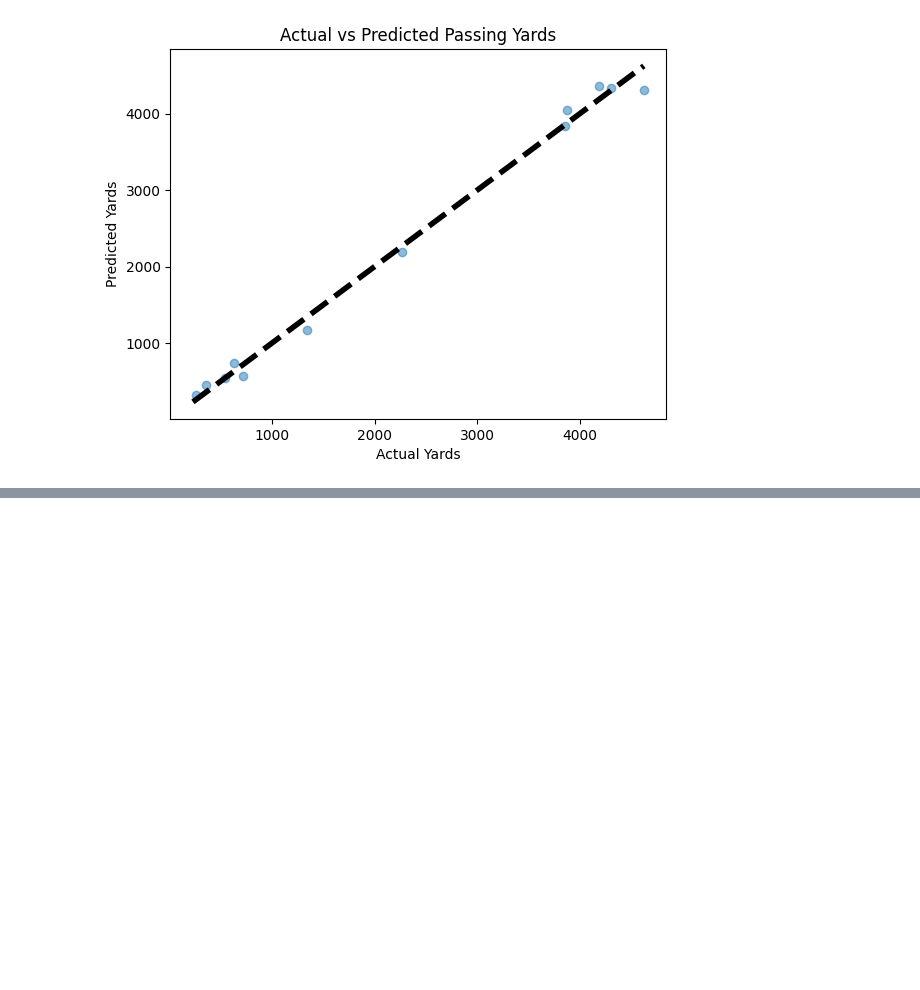
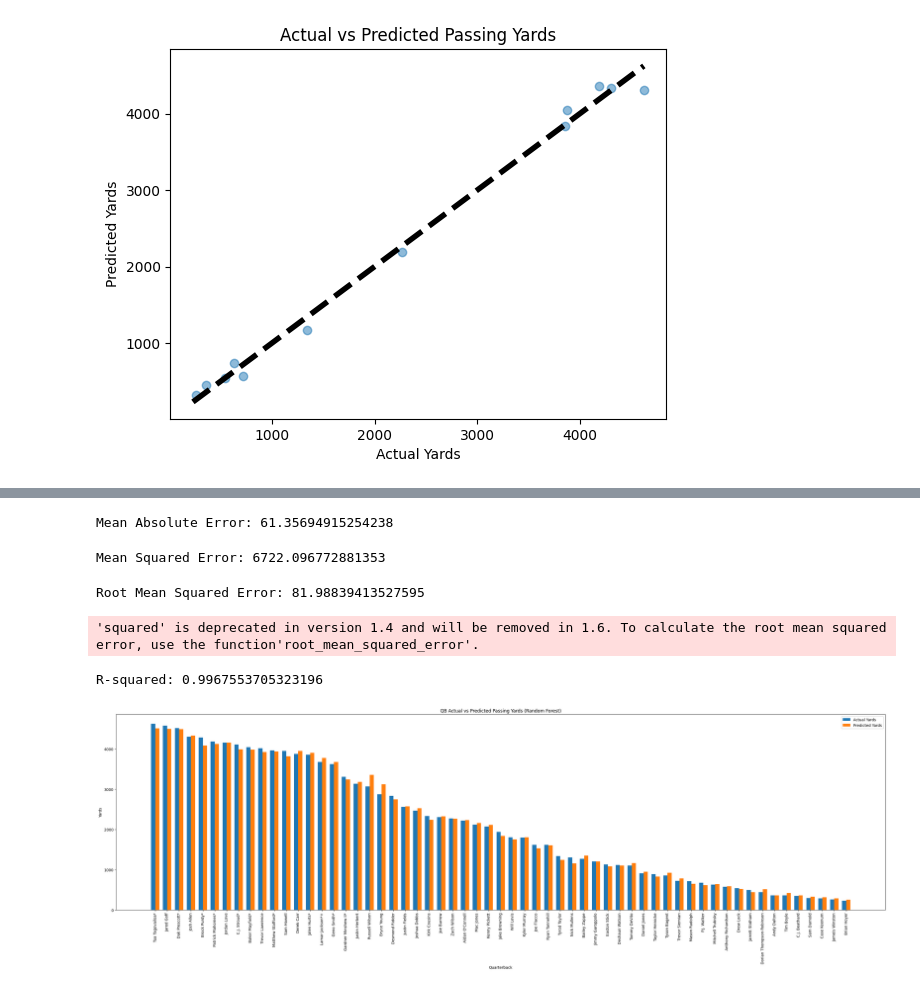
Before and after one commit to BenasBlask/QB-Analysis, a Jupyter notebook: QbAnalysis.ipynb, the cells around one changed output, grey strips where cells are left out. Saved outputs shown, nothing was run; the diff lists cells and outputs as text; code cells hidden in the pictures; blank space fills up the shorter version.

```diff
--- a/QbAnalysis.ipynb
+++ b/QbAnalysis.ipynb
@@ -334,0 +386,55 @@ plt.show()
+# %%
+from sklearn.metrics import mean_absolute_error
+mae = mean_absolute_error(y, y_pred_rf)
+print(f"Mean Absolute Error: {mae}")
+# %% [output]
+Mean Absolute Error: 61.35694915254238
+# %%
+from sklearn.metrics import mean_squared_error
+mse = mean_squared_error(y, y_pred_rf)
+print(f"Mean Squared Error: {mse}")
+# %% [output]
+Mean Squared Error: 6722.096772881353
+# %%
+rmse = mean_squared_error(y, y_pred_rf, squared=False)
+print(f"Root Mean Squared Error: {rmse}")
+# %% [output]
+Root Mean Squared Error: 81.98839413527595
+'squared' is deprecated in version 1.4 and will be removed in 1.6. To calculate the root mean squared error, use the function'root_mean_squared_error'.
+# %%
+from sklearn.metrics import r2_score
+r2 = r2_score(y, y_pred_rf)
+print(f"R-squared: {r2}")
+# %% [output]
+R-squared: 0.9967553705323196
+# %%
+import matplotlib.pyplot as plt
+
+# Extracting the top N QBs for clarity in visualization, you can adjust N based on your dataset size
+N = len(results_rf_sorted)  # or set N to a specific number for a subset, e.g., 20
+results_top_n_rf = results_rf_sorted.head(N)
+
+# Creating the plot
+fig, ax = plt.subplots(figsize=(0.5 * N, 10))  # Adjust figure size dynamically based on the number of QBs
+ind = range(N)  # X locations for the groups
+width = 0.35  # Width of the bars
+
+# Plotting actual and predicted yards as side-by-side bars
+ax.bar(ind, results_top_n_rf['Actual Yards'], width, label='Actual Yards')
+ax.bar([i + width for i in ind], results_top_n_rf['Predicted Yards'], width, label='Predicted Yards')
+
+# Adding some text for labels, title, and custom X-axis tick labels, etc.
+ax.set_xlabel('Quarterback')
+ax.set_ylabel('Yards')
+ax.set_title('QB Actual vs Predicted Passing Yards (Random Forest)')
+ax.set_xticks([i + width / 2 for i in ind])
+ax.set_xticklabels(results_top_n_rf['QB'], rotation=90)  # Rotate QB names for readability
+
+# Adding a legend
+ax.legend()
+
+# Showing the plot
+plt.tight_layout()
+plt.show()
+# %% [output]
+[figure, added]
```
Also changed, not shown: parts of 5 cells of this notebook.
